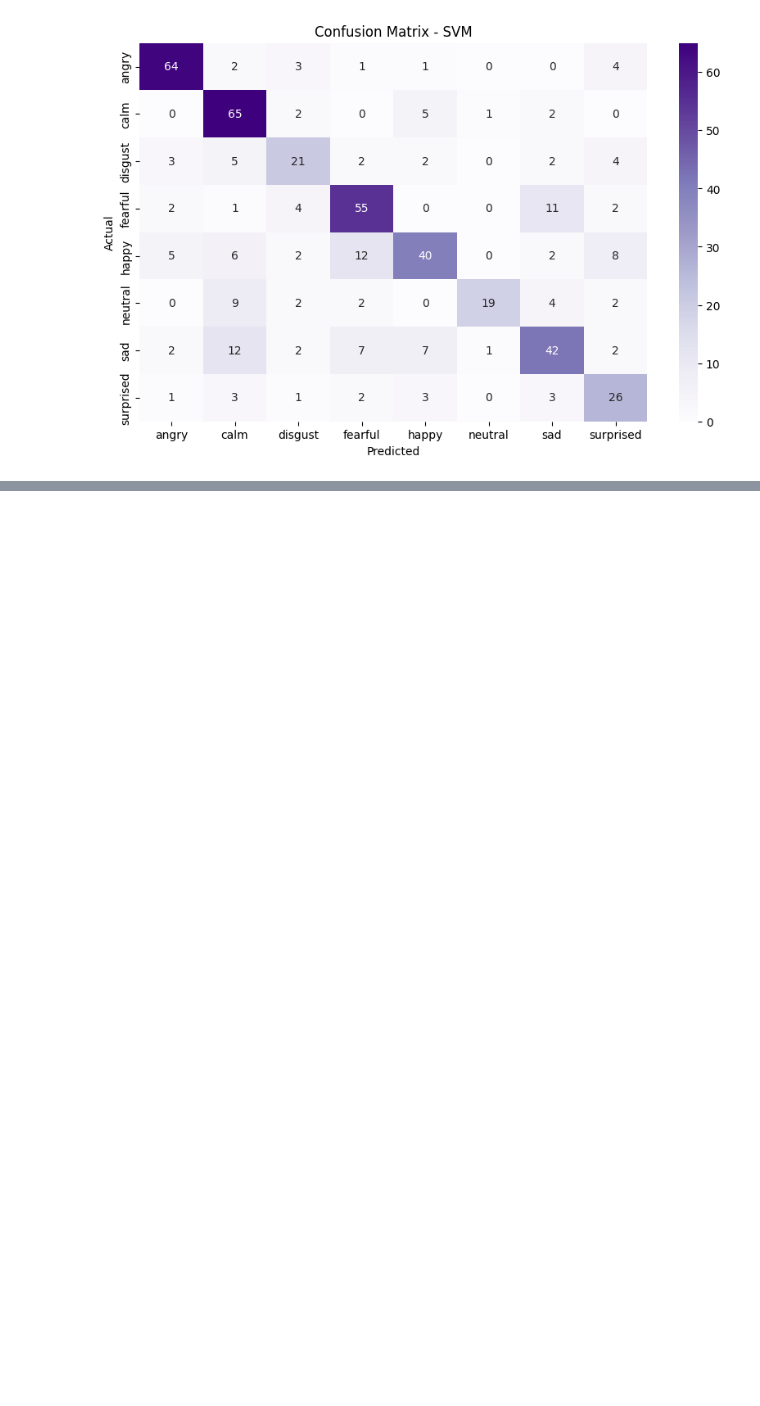
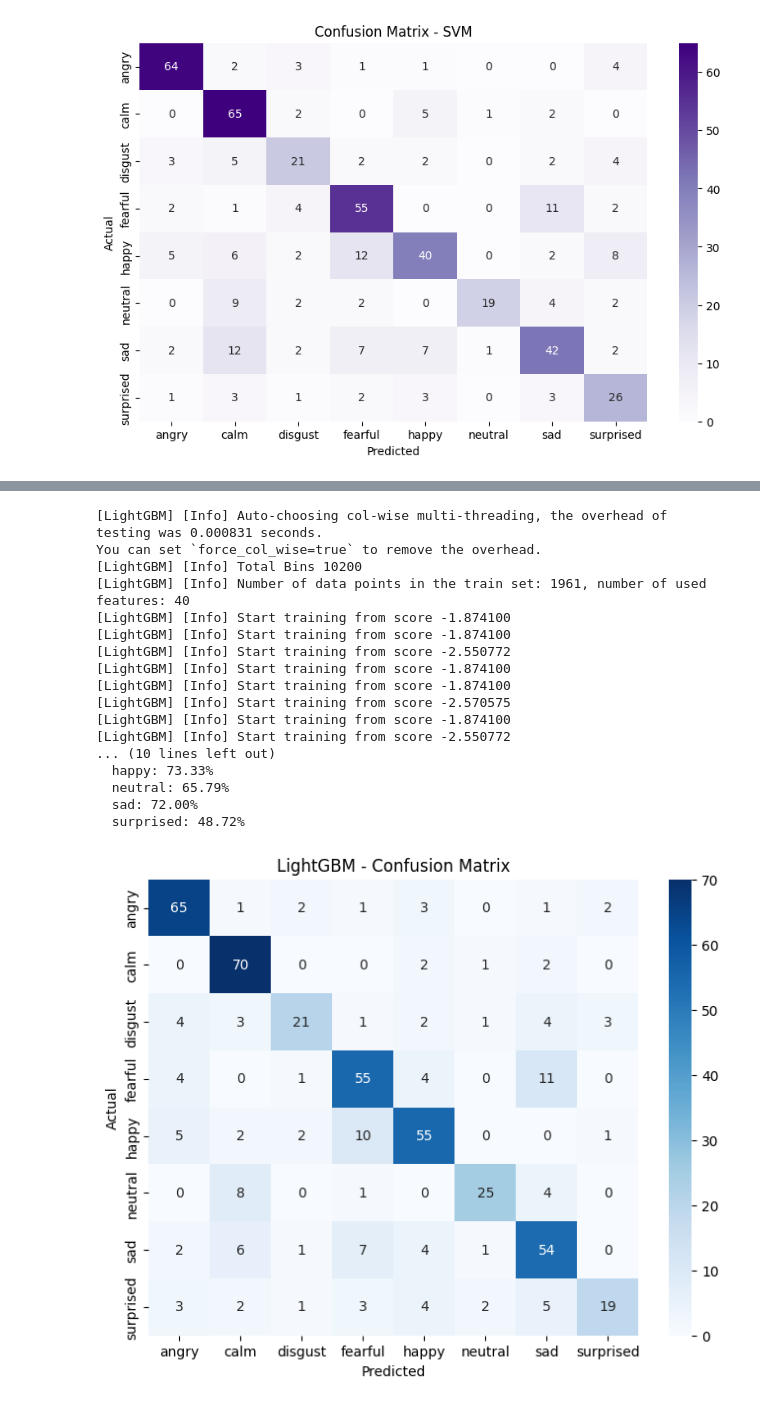
Before and after one commit to 5irendra/emotion_recognition, a Jupyter notebook: 02_Model_Training.ipynb, the cells around one changed output, grey strips where cells are left out. Cells and saved outputs as stored; diff of their text form; code cells hidden in the pictures; blank space fills up the shorter version.

```diff
--- a/02_Model_Training.ipynb
+++ b/02_Model_Training.ipynb
@@ -206,0 +316,75 @@ Per-Class Accuracies:
+# %%
+from sklearn.metrics import accuracy_score, f1_score, classification_report, confusion_matrix
+from lightgbm import LGBMClassifier
+from catboost import CatBoostClassifier
+from sklearn.ensemble import VotingClassifier
+import seaborn as sns
+import matplotlib.pyplot as plt
+
+# === Function to Evaluate Model ===
+def evaluate_model(model, name):
+    model.fit(X_train, y_train)
+    y_pred = model.predict(X_val)
+
+    acc = accuracy_score(y_val, y_pred)
+    f1 = f1_score(y_val, y_pred, average='weighted')
+
+    print(f"\n📌 {name} Results:")
+    print(f"✅ Accuracy: {acc*100:.2f}%")
+    print(f"✅ Weighted F1 Score: {f1*100:.2f}%")
+
+    # Classification Report
+    report = classification_report(y_val, y_pred, target_names=le.classes_, output_dict=True)
+
+    print("🔎 Per-Class Accuracy:")
+    for label in le.classes_:
+        recall = report[label]['recall']
+        print(f"  {label}: {recall*100:.2f}%")
+
+    # Confusion Matrix
+    cm = confusion_matrix(y_val, y_pred)
+    plt.figure(figsize=(8, 6))
+    sns.heatmap(cm, annot=True, fmt='d', cmap='Blues', xticklabels=le.classes_, yticklabels=le.classes_)
+    plt.title(f"{name} - Confusion Matrix")
+    plt.xlabel("Predicted")
+    plt.ylabel("Actual")
+    plt.show()
+
+# === 1. LightGBM ===
+lgbm = LGBMClassifier(random_state=42)
+evaluate_model(lgbm, "LightGBM")
+
+# === 2. CatBoost ===
+catboost = CatBoostClassifier(verbose=0, random_state=42)
+evaluate_model(catboost, "CatBoost")
+
+# === 3. Ensemble (XGB + RF + LGBM) ===
+from sklearn.ensemble import RandomForestClassifier
+from xgboost import XGBClassifier
+
+ensemble = VotingClassifier(estimators=[
+    ('rf', RandomForestClassifier(n_estimators=100, random_state=42)),
+    ('xgb', XGBClassifier(use_label_encoder=False, eval_metric='mlogloss', random_state=42)),
+    ('lgbm', LGBMClassifier(random_state=42))
+], voting='soft', n_jobs=-1)
+
+evaluate_model(ensemble, "Voting Ensemble (RF + XGB + LGBM)")
+# %% [output]
+[LightGBM] [Info] Auto-choosing col-wise multi-threading, the overhead of testing was 0.000831 seconds.
+You can set `force_col_wise=true` to remove the overhead.
+[LightGBM] [Info] Total Bins 10200
+[LightGBM] [Info] Number of data points in the train set: 1961, number of used features: 40
+[LightGBM] [Info] Start training from score -1.874100
+[LightGBM] [Info] Start training from score -1.874100
+[LightGBM] [Info] Start training from score -2.550772
+[LightGBM] [Info] Start training from score -1.874100
+[LightGBM] [Info] Start training from score -1.874100
+[LightGBM] [Info] Start training from score -2.570575
+[LightGBM] [Info] Start training from score -1.874100
+[LightGBM] [Info] Start training from score -2.550772
+... (10 lines left out)
+  happy: 73.33%
+  neutral: 65.79%
+  sad: 72.00%
+  surprised: 48.72%
+[figure, added]
```
Also changed, not shown: parts of 19 cells of this notebook, 8 other files.
